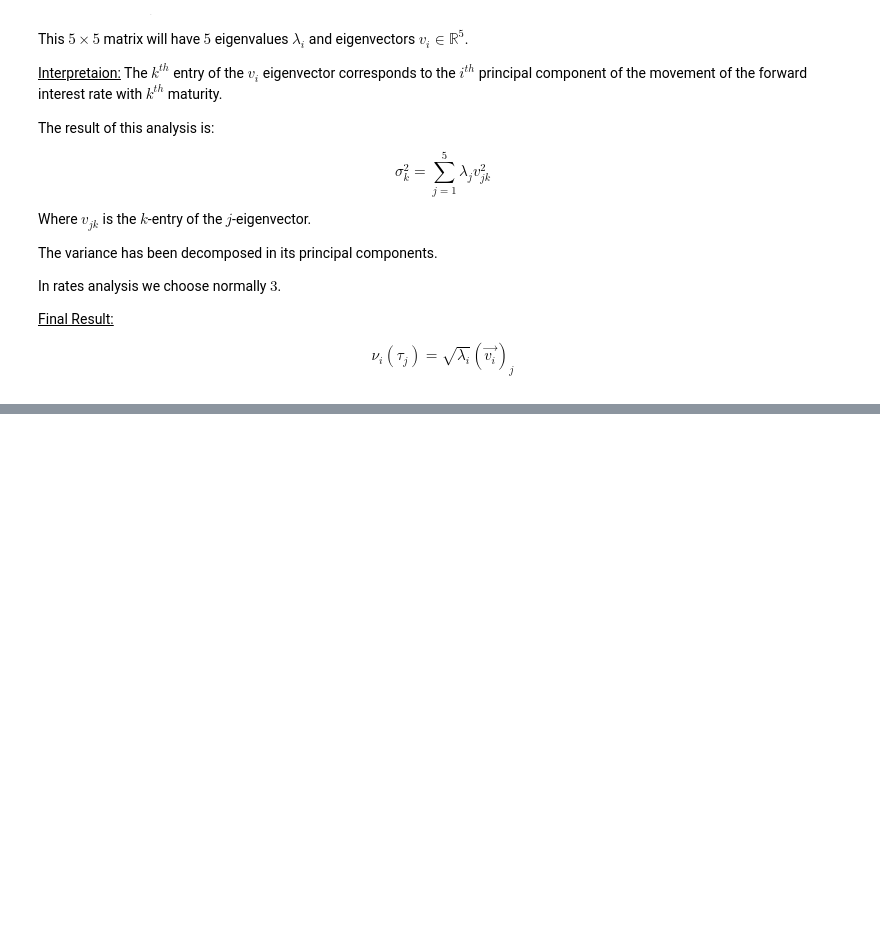
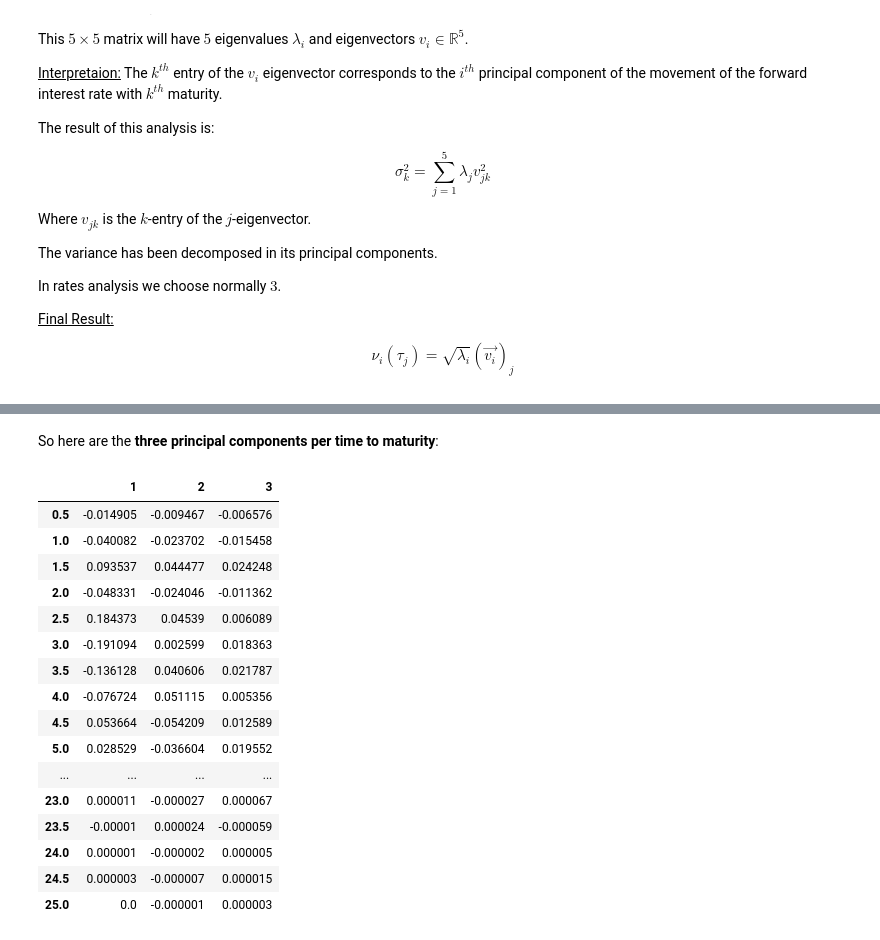
Before and after one commit to eduardo-contreras-dominguez/Fixed-Income, a Jupyter notebook: PCA.ipynb, the cells around one changed output, grey strips where cells are left out. Saved outputs shown, nothing was run; the diff lists cells and outputs as text; code cells hidden in the pictures; blank space fills up the shorter version.

```diff
--- a/PCA.ipynb
+++ b/PCA.ipynb
@@ -119,0 +144,22 @@ df.iloc[:, 15].plot()
+# %% [markdown]
+So here are the __three principal components per time to maturity__:
+# %%
+df_vol_structure.T
+# %% [output]
+|  | 1 | 2 | 3 |
+| 0.5 | -0.014905 | -0.009467 | -0.006576 |
+| 1.0 | -0.040082 | -0.023702 | -0.015458 |
+| 1.5 | 0.093537 | 0.044477 | 0.024248 |
+| 2.0 | -0.048331 | -0.024046 | -0.011362 |
+| 2.5 | 0.184373 | 0.04539 | 0.006089 |
+| 3.0 | -0.191094 | 0.002599 | 0.018363 |
+| 3.5 | -0.136128 | 0.040606 | 0.021787 |
+| 4.0 | -0.076724 | 0.051115 | 0.005356 |
+| 4.5 | 0.053664 | -0.054209 | 0.012589 |
+| 5.0 | 0.028529 | -0.036604 | 0.019552 |
+| ... | ... | ... | ... |
+| 23.0 | 0.000011 | -0.000027 | 0.000067 |
+| 23.5 | -0.00001 | 0.000024 | -0.000059 |
+| 24.0 | 0.000001 | -0.000002 | 0.000005 |
+| 24.5 | 0.000003 | -0.000007 | 0.000015 |
+| 25.0 | 0.0 | -0.000001 | 0.000003 |
```
Also changed, not shown: parts of 11 cells of this notebook.
